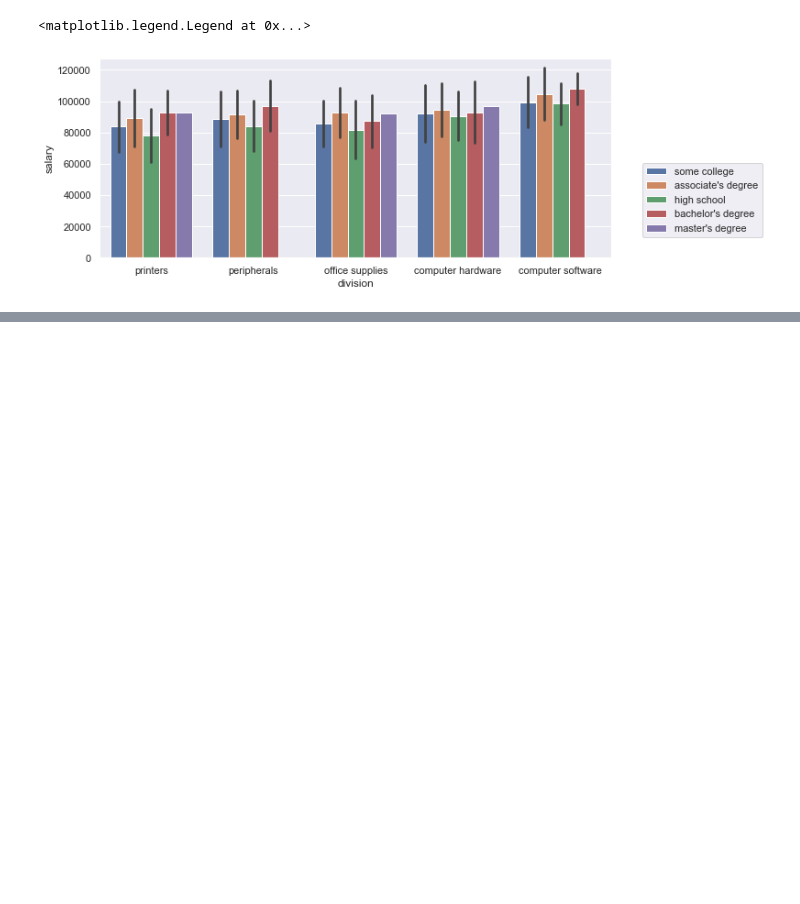
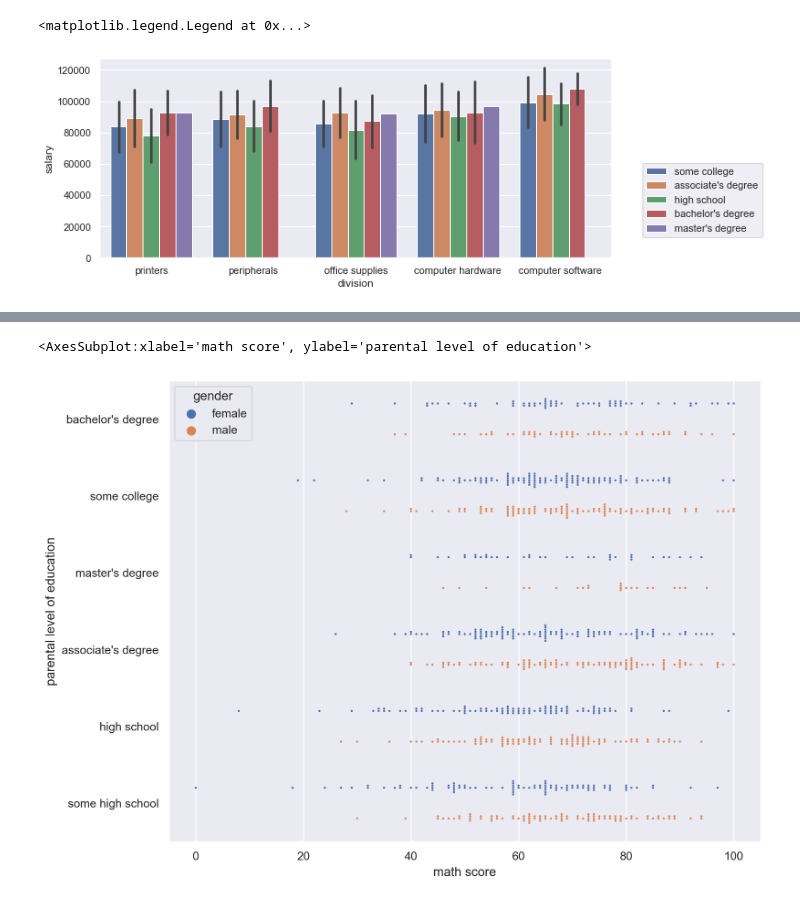
Before and after one commit to Vadiraj-13/Data-Science-and-ML, a Jupyter notebook: Seaborn.ipynb, the cells around one changed output, grey strips where cells are left out. Drawn from its saved outputs; the diff is of its cells as text; code cells hidden in the pictures; blank space fills up the shorter version.

```diff
--- a/Seaborn.ipynb
+++ b/Seaborn.ipynb
@@ -91,0 +134,8 @@ plt.legend(bbox_to_anchor=(1.05,0.5))
+# %%
+# 3. Swarm plot: A strip plot which is adjusted to avoid overlapping of points
+# Note: A strip plot is a sctter plot with categories
+plt.figure(figsize=(10,8),dpi=200)
+sns.swarmplot(x="math score",y="parental level of education" ,hue='gender', dodge=True,data=df1,size=2)
+# %% [output]
+<AxesSubplot:xlabel='math score', ylabel='parental level of education'>
+[figure, added]
```
Also changed, not shown: parts of 12 cells of this notebook.
